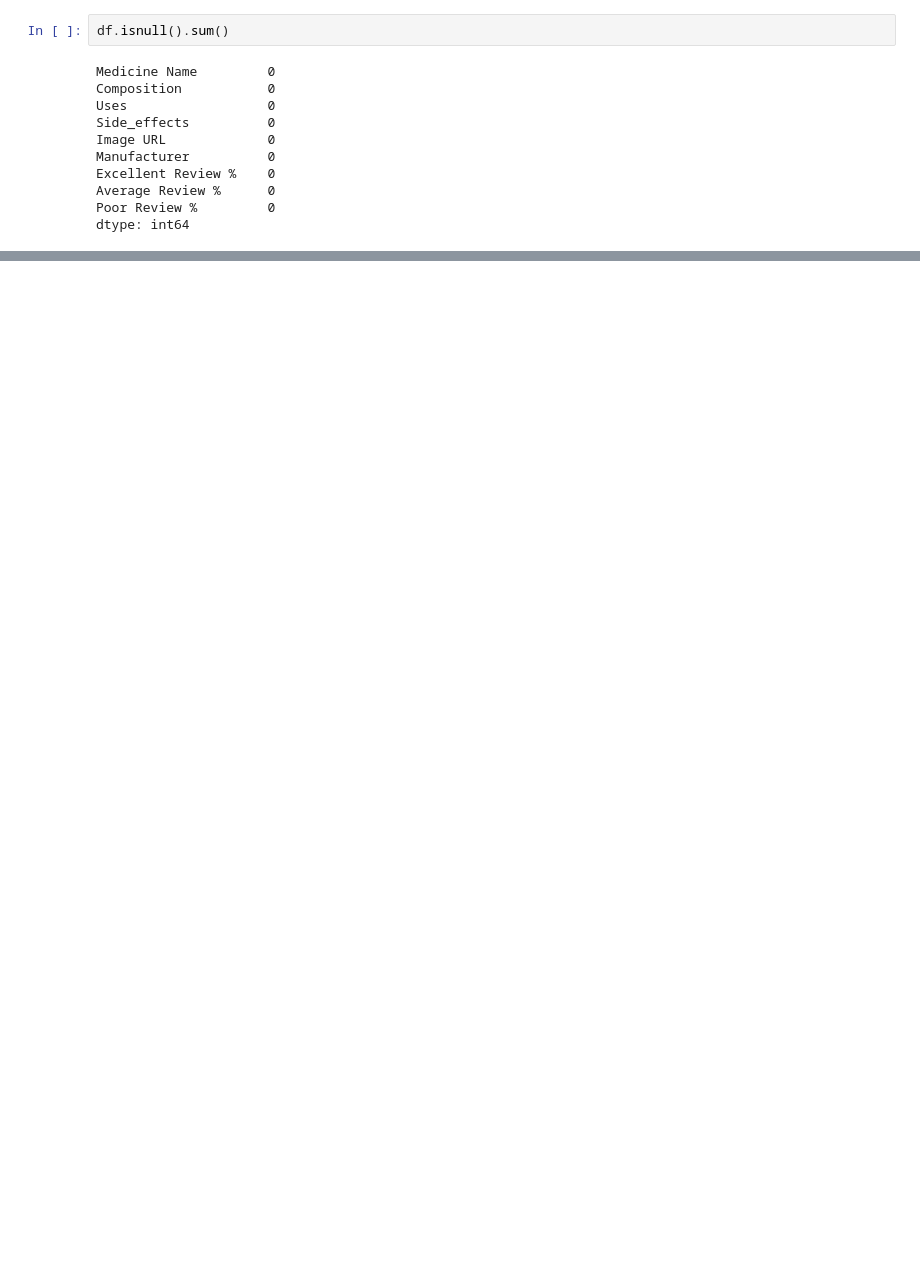
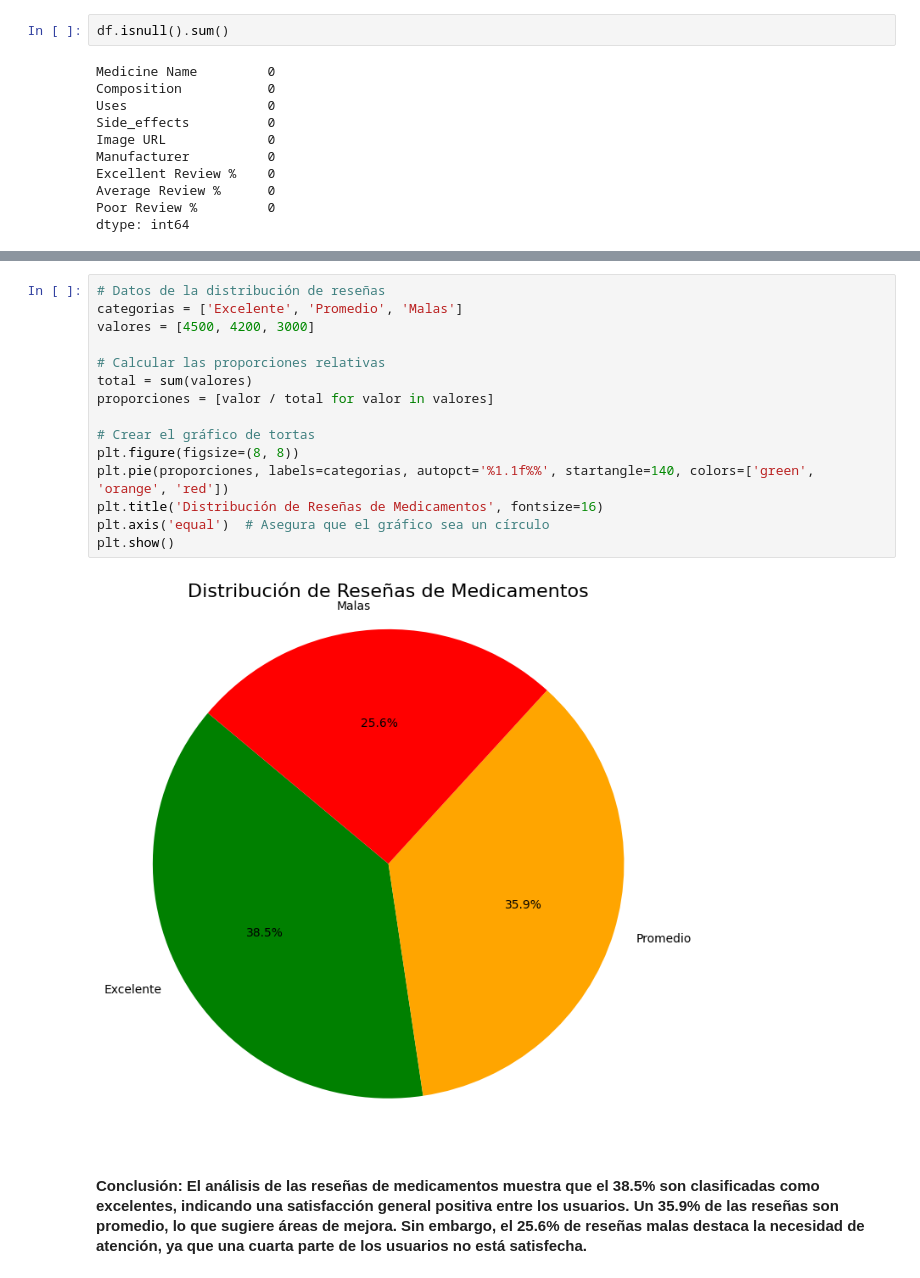
Before and after one commit to Blackie279/11000_Medicamentos, a Jupyter notebook: eda.ipynb, the cells around one changed output, grey strips where cells are left out. Drawn from its saved outputs; the diff is of its cells as text; blank space fills up the shorter version.

```diff
--- a/eda.ipynb
+++ b/eda.ipynb
@@ -68,0 +142,19 @@ max            100.000000         88.000000     100.000000
+# %%
+# Datos de la distribución de reseñas
+categorias = ['Excelente', 'Promedio', 'Malas']
+valores = [4500, 4200, 3000]
+
+# Calcular las proporciones relativas
+total = sum(valores)
+proporciones = [valor / total for valor in valores]
+
+# Crear el gráfico de tortas
+plt.figure(figsize=(8, 8))
+plt.pie(proporciones, labels=categorias, autopct='%1.1f%%', startangle=140, colors=['green', 'orange', 'red'])
+plt.title('Distribución de Reseñas de Medicamentos', fontsize=16)
+plt.axis('equal')  # Asegura que el gráfico sea un círculo
+plt.show()
+# %% [output]
+[figure, added]
+# %% [markdown]
+#### Conclusión: El análisis de las reseñas de medicamentos muestra que el __38.5%__ son clasificadas como **excelentes**, indicando una satisfacción general positiva entre los usuarios. Un __35.9%__ de las reseñas son **promedio**, lo que sugiere áreas de mejora. Sin embargo, el __25.6%__ de reseñas **malas** destaca la necesidad de atención, ya que una cuarta parte de los usuarios no está satisfecha.
```
Also changed, not shown: parts of 15 cells of this notebook.
